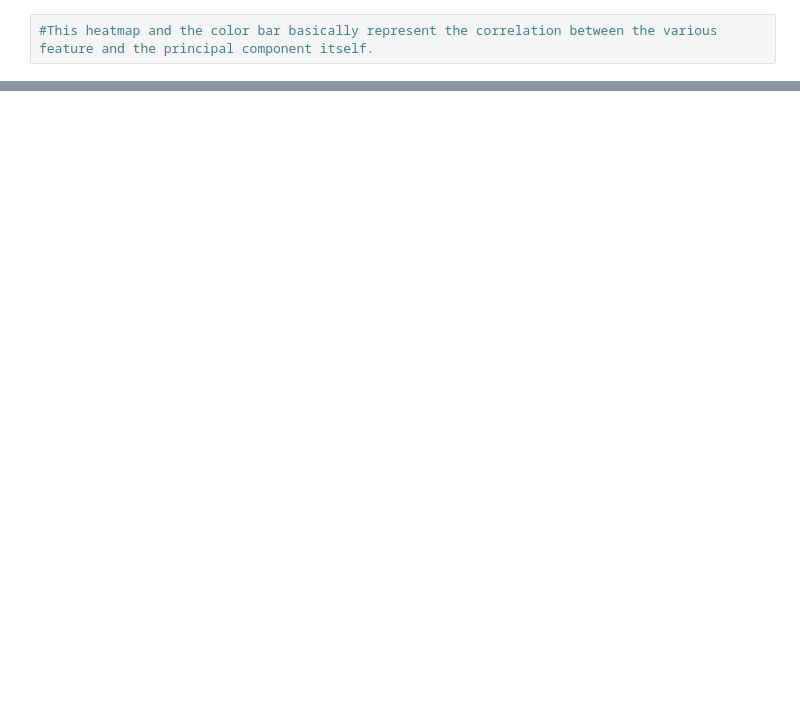
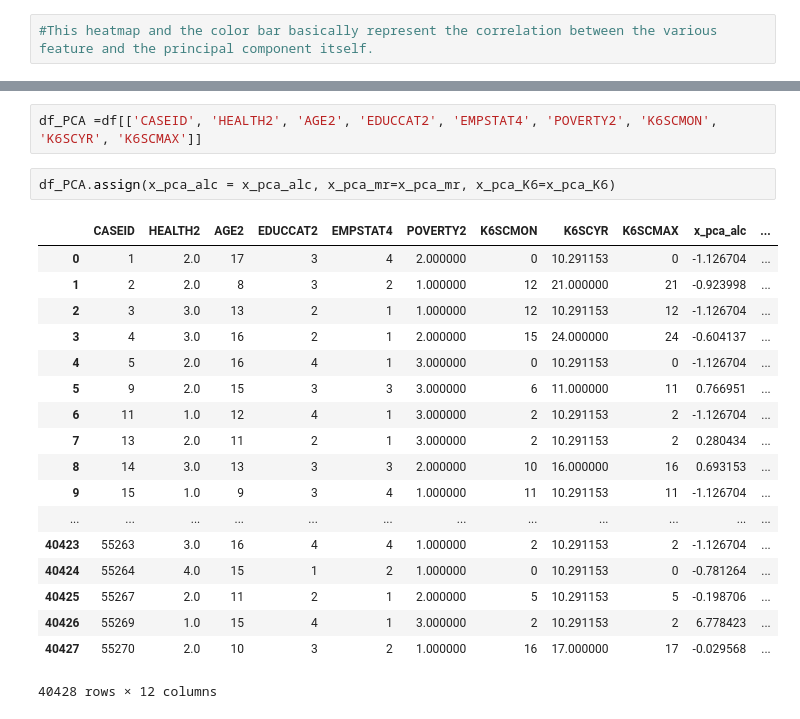
Before and after one commit to 06fsantos/DA_Mental_Illness, a Jupyter notebook: DA_Mental_Illness/PCA.ipynb, the cells around one changed output, grey strips where cells are left out. Drawn from its saved outputs; the diff is of its cells as text; blank space fills up the shorter version.

```diff
--- a/DA_Mental_Illness/PCA.ipynb
+++ b/DA_Mental_Illness/PCA.ipynb
@@ -97,0 +167,23 @@ NameError: name 'df_comp' is not defined
+# %%
+df_PCA =df[['CASEID', 'HEALTH2', 'AGE2', 'EDUCCAT2', 'EMPSTAT4', 'POVERTY2', 'K6SCMON', 'K6SCYR', 'K6SCMAX']]
+# %%
+df_PCA.assign(x_pca_alc = x_pca_alc, x_pca_mr=x_pca_mr, x_pca_K6=x_pca_K6)
+# %% [output]
+|  | CASEID | HEALTH2 | AGE2 | EDUCCAT2 | EMPSTAT4 | POVERTY2 | K6SCMON | K6SCYR | K6SCMAX | x_pca_alc | ... |
+| 0 | 1 | 2.0 | 17 | 3 | 4 | 2.000000 | 0 | 10.291153 | 0 | -1.126704 | ... |
+| 1 | 2 | 2.0 | 8 | 3 | 2 | 1.000000 | 12 | 21.000000 | 21 | -0.923998 | ... |
+| 2 | 3 | 3.0 | 13 | 2 | 1 | 1.000000 | 12 | 10.291153 | 12 | -1.126704 | ... |
+| 3 | 4 | 3.0 | 16 | 2 | 1 | 2.000000 | 15 | 24.000000 | 24 | -0.604137 | ... |
+| 4 | 5 | 2.0 | 16 | 4 | 1 | 3.000000 | 0 | 10.291153 | 0 | -1.126704 | ... |
+| 5 | 9 | 2.0 | 15 | 3 | 3 | 3.000000 | 6 | 11.000000 | 11 | 0.766951 | ... |
+| 6 | 11 | 1.0 | 12 | 4 | 1 | 3.000000 | 2 | 10.291153 | 2 | -1.126704 | ... |
+| 7 | 13 | 2.0 | 11 | 2 | 1 | 3.000000 | 2 | 10.291153 | 2 | 0.280434 | ... |
+| 8 | 14 | 3.0 | 13 | 3 | 3 | 2.000000 | 10 | 16.000000 | 16 | 0.693153 | ... |
+| 9 | 15 | 1.0 | 9 | 3 | 4 | 1.000000 | 11 | 10.291153 | 11 | -1.126704 | ... |
+| ... | ... | ... | ... | ... | ... | ... | ... | ... | ... | ... | ... |
+| 40423 | 55263 | 3.0 | 16 | 4 | 4 | 1.000000 | 2 | 10.291153 | 2 | -1.126704 | ... |
+| 40424 | 55264 | 4.0 | 15 | 1 | 2 | 1.000000 | 0 | 10.291153 | 0 | -0.781264 | ... |
+| 40425 | 55267 | 2.0 | 11 | 2 | 1 | 2.000000 | 5 | 10.291153 | 5 | -0.198706 | ... |
+| 40426 | 55269 | 1.0 | 15 | 4 | 1 | 3.000000 | 2 | 10.291153 | 2 | 6.778423 | ... |
+| 40427 | 55270 | 2.0 | 10 | 3 | 2 | 1.000000 | 16 | 17.000000 | 17 | -0.029568 | ... |
+40428 rows × 12 columns
```
Also changed, not shown: parts of 37 cells of this notebook.
